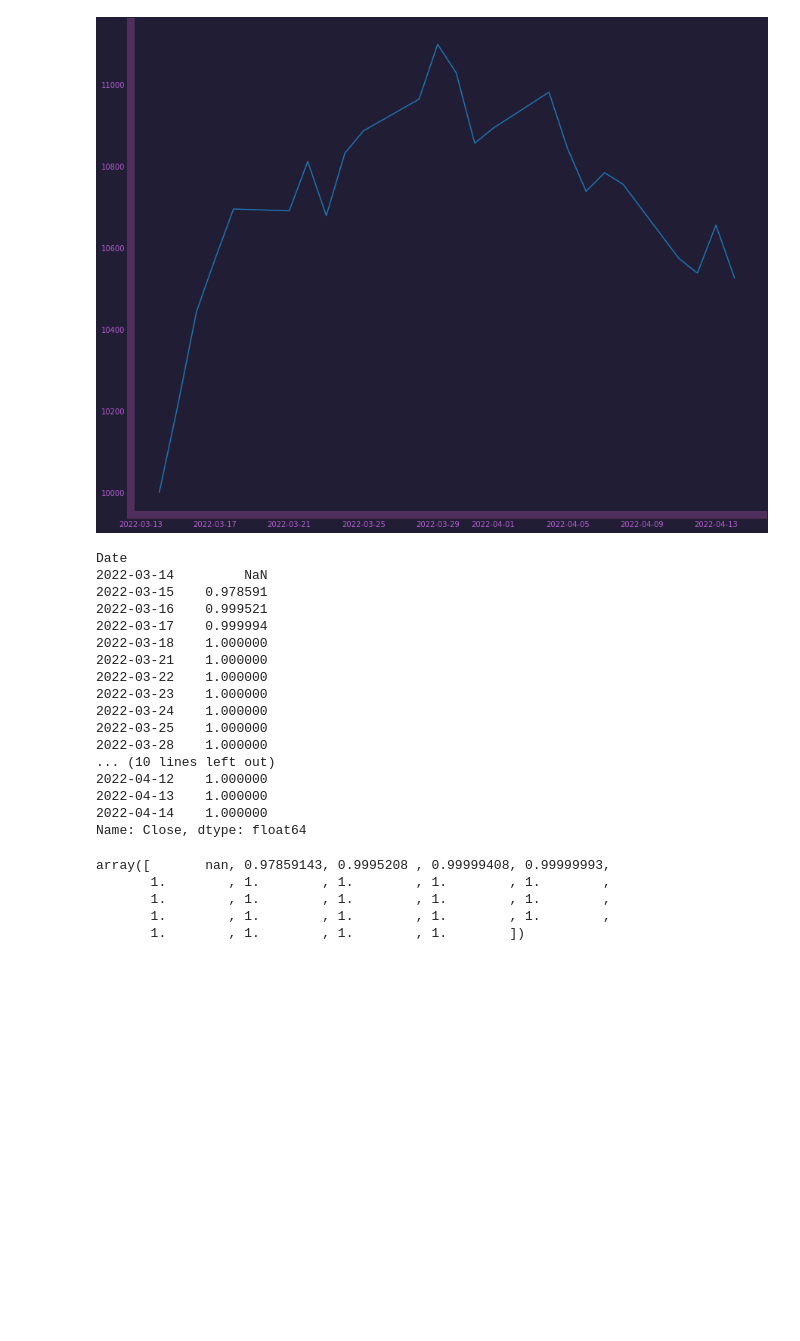
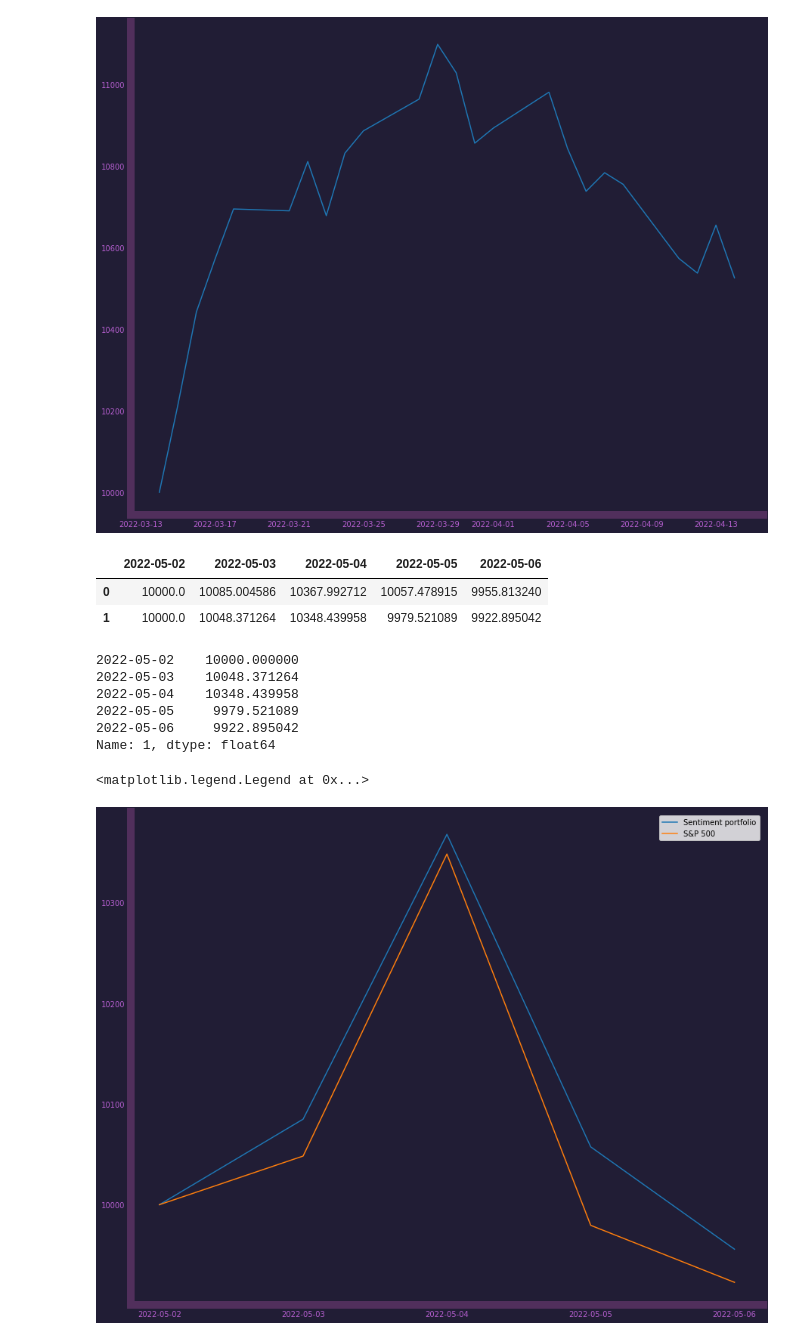
Before and after one commit to AndreasPalmgren/twitter-sentiment, a Jupyter notebook: stock_data.ipynb, the cells around one changed output. Saved outputs shown, nothing was run; the diff lists cells and outputs as text; code cells hidden in the pictures; blank space fills up the shorter version.

```diff
--- a/stock_data.ipynb
+++ b/stock_data.ipynb
@@ -106,32 +147,36 @@ axs.plot(df_gspc)
 # %% [output]
 [<matplotlib.lines.Line2D at 0x...>]
 [figure]
-# %%
-1 - df_gspc
-# %% [output]
-Date
-2022-03-14         NaN
-2022-03-15    0.978591
-2022-03-16    0.999521
-2022-03-17    0.999994
-2022-03-18    1.000000
-2022-03-21    1.000000
-2022-03-22    1.000000
-2022-03-23    1.000000
-2022-03-24    1.000000
-2022-03-25    1.000000
-2022-03-28    1.000000
-... (10 lines left out)
-2022-04-12    1.000000
-2022-04-13    1.000000
-2022-04-14    1.000000
-Name: Close, dtype: float64
 # %%
-X = df_gspc
-X
+import pandas as pd
+df = pd.read_csv('data/portfolio_values.csv')
+df
 # %% [output]
-array([       nan, 0.97859143, 0.9995208 , 0.99999408, 0.99999993,
-       1.        , 1.        , 1.        , 1.        , 1.        ,
-       1.        , 1.        , 1.        , 1.        , 1.        ,
-       1.        , 1.        , 1.        , 1.        , 1.        ,
-       1.        , 1.        , 1.        , 1.        ])
+|  | 2022-05-02 | 2022-05-03 | 2022-05-04 | 2022-05-05 | 2022-05-06 |
+| 0 | 10000.0 | 10085.004586 | 10367.992712 | 10057.478915 | 9955.813240 |
+| 1 | 10000.0 | 10048.371264 | 10348.439958 | 9979.521089 | 9922.895042 |
+# %%
+df.iloc[1,:]
+# %% [output]
+2022-05-02    10000.000000
+2022-05-03    10048.371264
+2022-05-04    10348.439958
+2022-05-05     9979.521089
+2022-05-06     9922.895042
+Name: 1, dtype: float64
+# %%
+fig, axs = plt.subplots(1, figsize=(15, 12))
+
+fig.patch.set_facecolor('#211d35')
+axs.set_facecolor('#211d35')
+axs.tick_params(axis='x', colors='#b760d1')
+axs.tick_params(axis='y', colors='#b760d1')
+
+
+axs.plot(df.iloc[0,:], label='Sentiment portfolio')
+axs.plot(df.iloc[1,:], label='S&P 500')
+
+axs.legend()
+# %% [output]
+<matplotlib.legend.Legend at 0x...>
+[figure, added]
```
Also changed, not shown: parts of 3 cells of this notebook, 6 other files.
